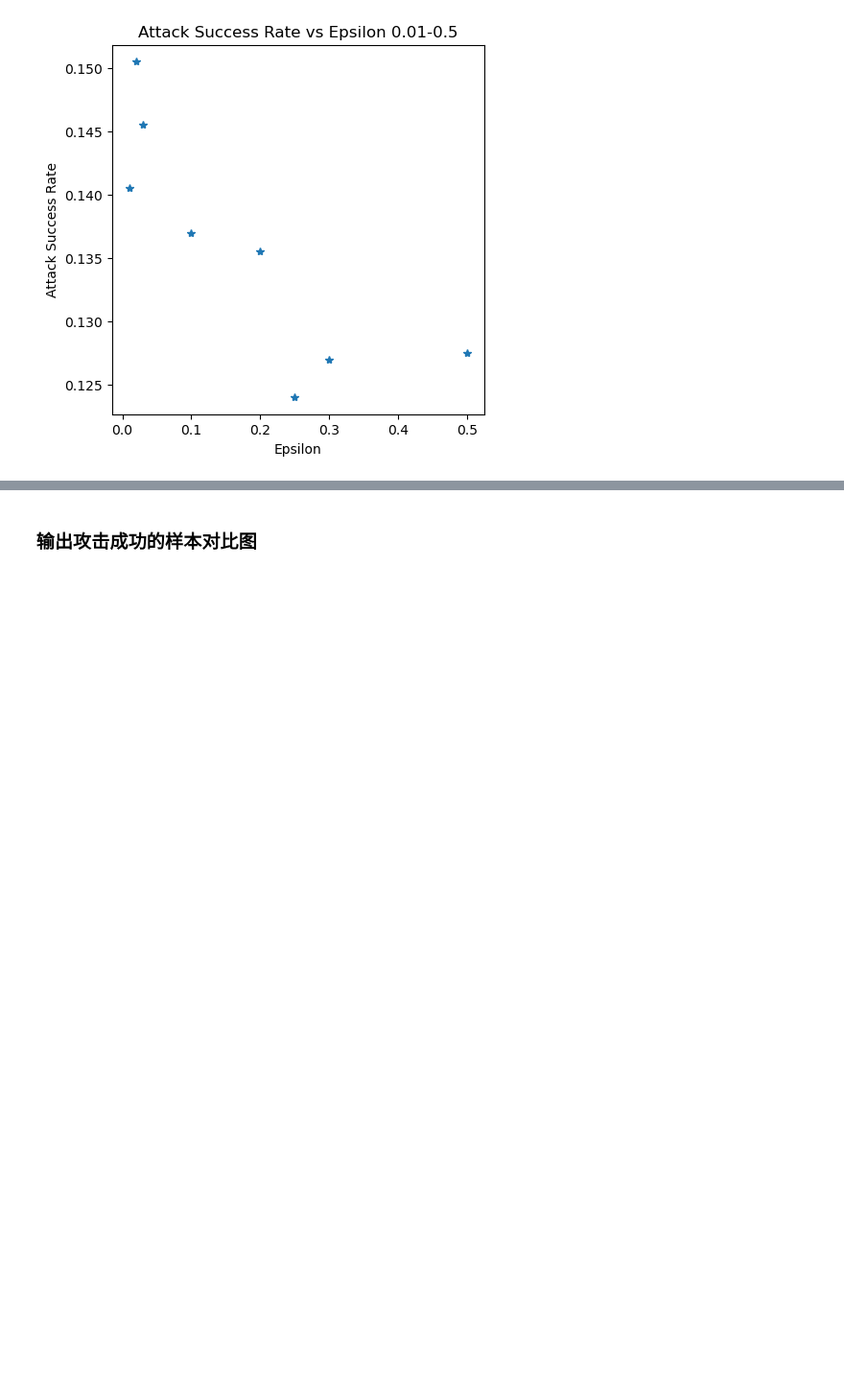
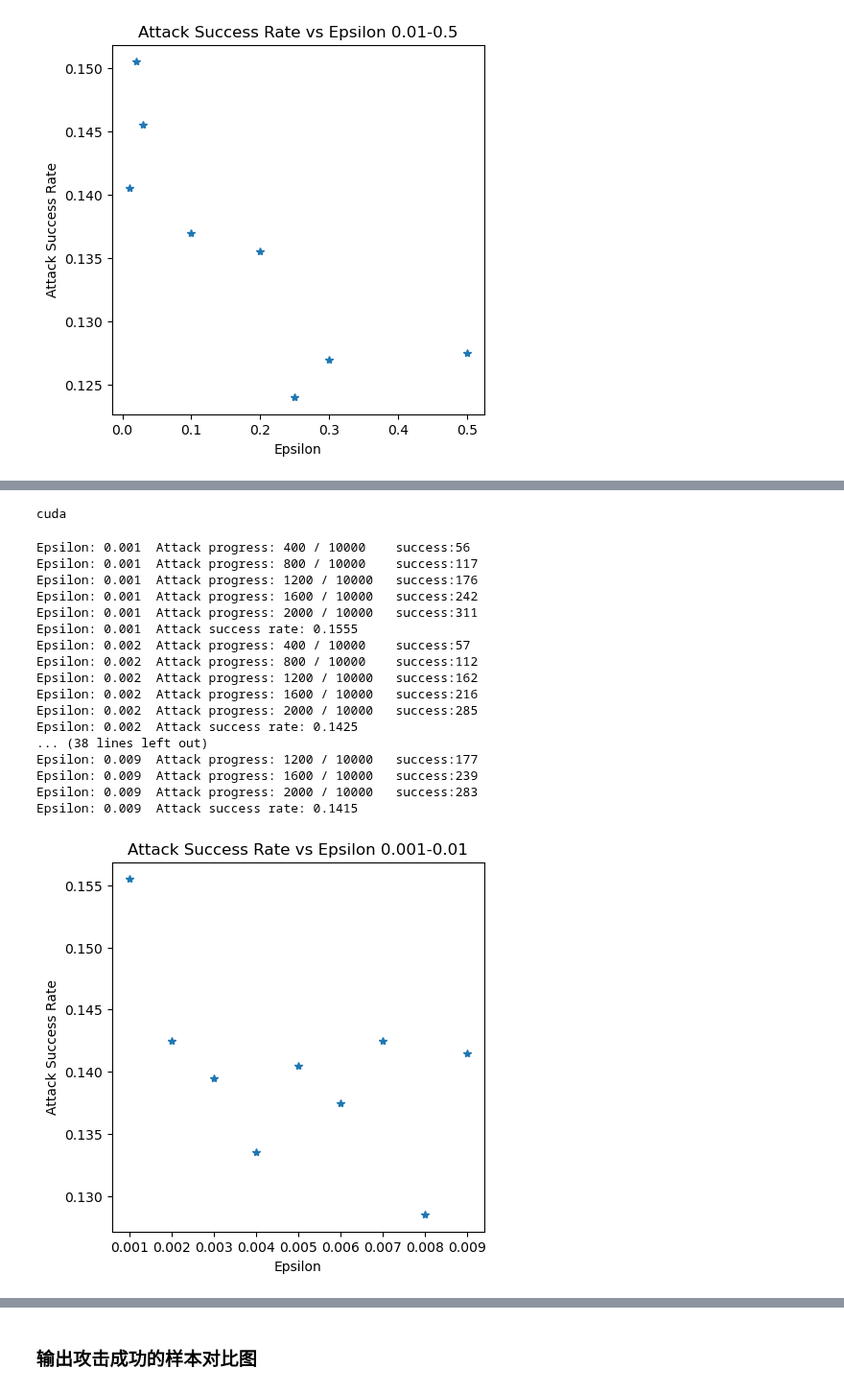
Before and after one commit to AkexStar/LiGe-DeepLearning-PKUCourse, a Jupyter notebook: homework-2/code/white-attack.ipynb, the cells around one changed output, grey strips where cells are left out. Shown at 96% size. Saved outputs shown, nothing was run; the diff lists cells and outputs as text; code cells hidden in the pictures; blank space fills up the shorter version.

```diff
--- a/homework-2/code/white-attack.ipynb
+++ b/homework-2/code/white-attack.ipynb
@@ -188,7 +188,7 @@ def fgsm_attack(image, epsilon, max_iter, model, target):
         if perturbed_image.grad is None:
             return False, perturbed_image
         data_grad = perturbed_image.grad.data
-        perturbed_image = perturbed_image + epsilon * data_grad.sign()
+        perturbed_image = perturbed_image - epsilon * data_grad.sign()
         # 限制像素值范围在[0,1]
         perturbed_image = torch.clamp(perturbed_image, 0, 1)
         # 如果扰动图像已经被误分类，停止攻击
@@ -222,7 +222,7 @@ def test(model, device, test_loader, epsilon):
             break
     # 计算攻击成功率
     attack_acc = success_num / float(correct)
-    print(f"Epsilon: {epsilon}\tAttack success rate: {attack_acc:.4f}", map_location=device)
+    print(f"Epsilon: {epsilon}\tAttack success rate: {attack_acc:.4f}")
     return attack_acc, adv_examples
 
 # 设置攻击参数
@@ -231,34 +231,54 @@ print(device)
 epsilons = [.001, .002, .003, .004, .005, .006, .007, .008, .009]
 attack_accs = []
 examples = []
 
 # 加载模型
 model = torchvision.models.resnet34(weights=None, num_classes=10)
 model.conv1 = nn.Conv2d(1, 64, kernel_size=3, stride=1, padding=1, bias=False)
 model.fc = nn.Linear(model.fc.in_features, 10)  # 更改最后一层全连接层
-model.load_state_dict(torch.load('../checkpoints/checkpoint-60-93.71.pt'))
+model.load_state_dict(torch.load('../checkpoints/checkpoint-60-93.71.pt', map_location=device))
 model.to(device)
 # 对模型进行测试和攻击
 
 for eps in epsilons:
     acc, ex = test(model, device, test_loader, eps)
     attack_accs.append(acc)
     examples.append(ex)
     if not os.path.exists('../attack_data'):
         os.makedirs('../attack_data')
     torch.save(ex, f'../attack_data/eps-{eps:.3f}-ASR-{acc:.3f}.pt')
 
 
 torch.save(examples, '../attack_data/attack_examples.pt')
 
 plt.figure(figsize=(5,5))
 plt.plot(epsilons, attack_accs, "*")
 # plt.yticks(np.arange(0, 1.1, step=0.1))
 # plt.xticks(np.arange(0, .35, step=0.05))
 plt.title("Attack Success Rate vs Epsilon 0.001-0.01")
 plt.xlabel("Epsilon")
 plt.ylabel("Attack Success Rate")
 plt.show()
+# %% [output]
+cuda
+Epsilon: 0.001  Attack progress: 400 / 10000    success:56
+Epsilon: 0.001  Attack progress: 800 / 10000    success:117
+Epsilon: 0.001  Attack progress: 1200 / 10000   success:176
+Epsilon: 0.001  Attack progress: 1600 / 10000   success:242
+Epsilon: 0.001  Attack progress: 2000 / 10000   success:311
+Epsilon: 0.001  Attack success rate: 0.1555
+Epsilon: 0.002  Attack progress: 400 / 10000    success:57
+Epsilon: 0.002  Attack progress: 800 / 10000    success:112
+Epsilon: 0.002  Attack progress: 1200 / 10000   success:162
+Epsilon: 0.002  Attack progress: 1600 / 10000   success:216
+Epsilon: 0.002  Attack progress: 2000 / 10000   success:285
+Epsilon: 0.002  Attack success rate: 0.1425
+... (38 lines left out)
+Epsilon: 0.009  Attack progress: 1200 / 10000   success:177
+Epsilon: 0.009  Attack progress: 1600 / 10000   success:239
+Epsilon: 0.009  Attack progress: 2000 / 10000   success:283
+Epsilon: 0.009  Attack success rate: 0.1415
+[figure, added]
 # %% [markdown]
 ![Attack Success Rate vs Epsilon 0.001-0.01](../images/White%20Attack%20Success%20Rate%20vs%20Epsilon%200.001-0.01.png)
 # %% [markdown]
```
Also changed, not shown: parts of 1 cell of this notebook, 28 other files.
